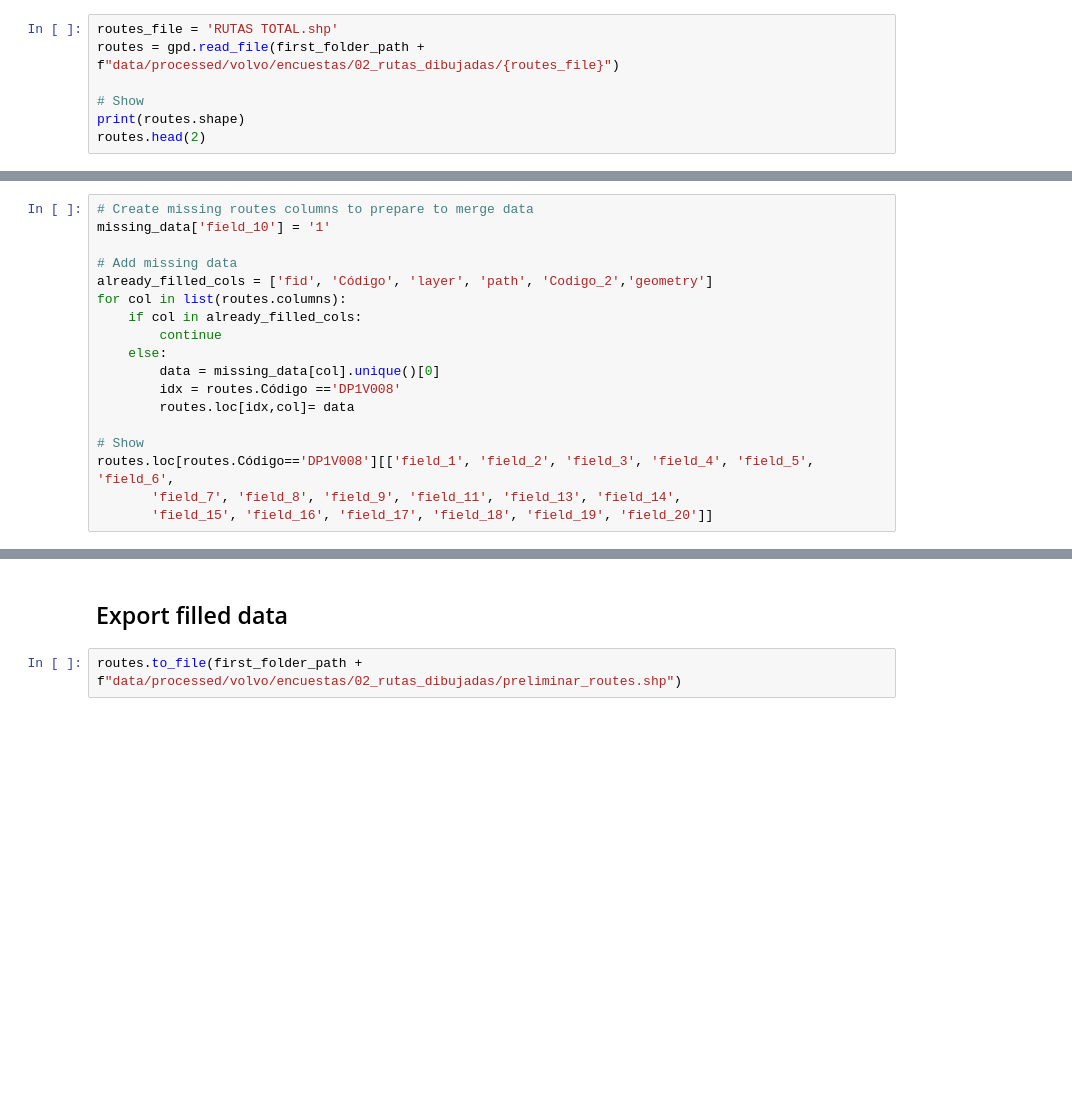
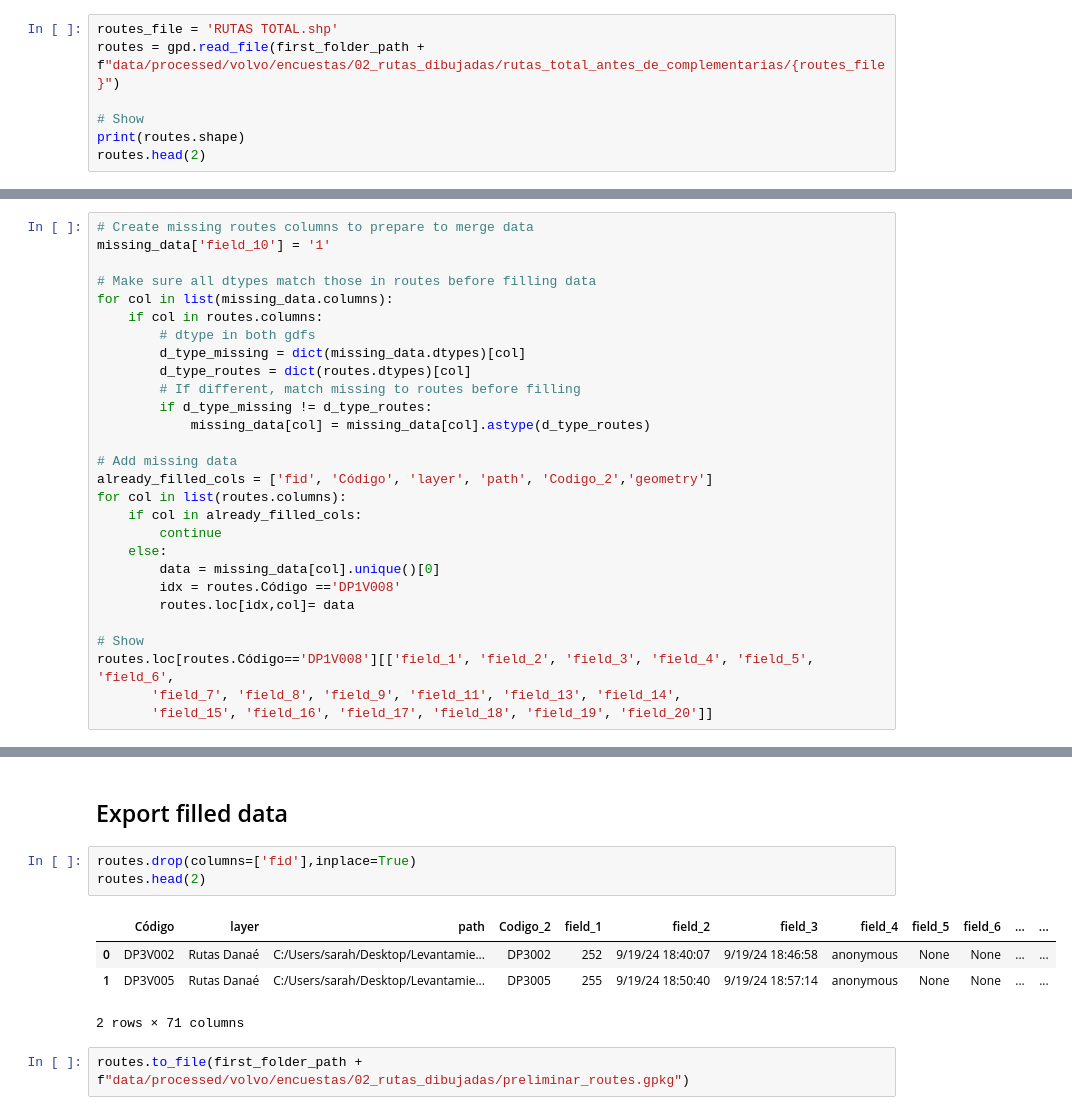
Before and after one commit to Observatorio-Ciudades/accesibilidad-urbana, a Jupyter notebook: notebooks/projects/volvo/13a_encuestas_fix_missing_data.ipynb, the cells around one changed output, grey strips where cells are left out. Saved outputs shown, nothing was run; the diff lists cells and outputs as text; blank space fills up the shorter version.

Commit message:
betas_v2 - finished merging encuestas, next step betas

```diff
--- a/notebooks/projects/volvo/13a_encuestas_fix_missing_data.ipynb
+++ b/notebooks/projects/volvo/13a_encuestas_fix_missing_data.ipynb
@@ -58,7 +58,7 @@ array(['DS', 'JM', 'DP', 'DP ', '049', 'MV', 'RV', 'EE1V002', 'EE1V004',
 ## Load data (Manually drawn lines)
 # %%
 routes_file = 'RUTAS TOTAL.shp'
-routes = gpd.read_file(first_folder_path + f"data/processed/volvo/encuestas/02_rutas_dibujadas/{routes_file}")
+routes = gpd.read_file(first_folder_path + f"data/processed/volvo/encuestas/02_rutas_dibujadas/rutas_total_antes_de_complementarias/{routes_file}")
 
 # Show
 print(routes.shape)
@@ -204,6 +224,16 @@ Index(['field_1', 'field_2', 'field_3', 'field_4', 'field_5', 'field_6',
 # %%
 # Create missing routes columns to prepare to merge data
 missing_data['field_10'] = '1'
+
+# Make sure all dtypes match those in routes before filling data
+for col in list(missing_data.columns):
+    if col in routes.columns:
+        # dtype in both gdfs
+        d_type_missing = dict(missing_data.dtypes)[col]
+        d_type_routes = dict(routes.dtypes)[col]
+        # If different, match missing to routes before filling
+        if d_type_missing != d_type_routes:
+            missing_data[col] = missing_data[col].astype(d_type_routes)
 
 # Add missing data
 already_filled_cols = ['fid', 'Código', 'layer', 'path', 'Codigo_2','geometry']
@@ -265,4 +315,12 @@ Index(['fid', 'Código', 'layer', 'path', 'Codigo_2', 'field_1', 'field_2',
 # %% [markdown]
 ## Export filled data
+# %%
+routes.drop(columns=['fid'],inplace=True)
+routes.head(2)
+# %% [output]
+|  | Código | layer | path | Codigo_2 | field_1 | field_2 | field_3 | field_4 | field_5 | field_6 | ... | ... |
+| 0 | DP3V002 | Rutas Danaé | C:/Users/sarah/Desktop/Levantamie... | DP3002 | 252 | 9/19/24 18:40:07 | 9/19/24 18:46:58 | anonymous | None | None | ... | ... |
+| 1 | DP3V005 | Rutas Danaé | C:/Users/sarah/Desktop/Levantamie... | DP3005 | 255 | 9/19/24 18:50:40 | 9/19/24 18:57:14 | anonymous | None | None | ... | ... |
+2 rows × 71 columns
 # %%
-routes.to_file(first_folder_path + f"data/processed/volvo/encuestas/02_rutas_dibujadas/preliminar_routes.shp")
+routes.to_file(first_folder_path + f"data/processed/volvo/encuestas/02_rutas_dibujadas/preliminar_routes.gpkg")
```
Also changed, not shown: parts of 2 cells of this notebook, 3 other files.
